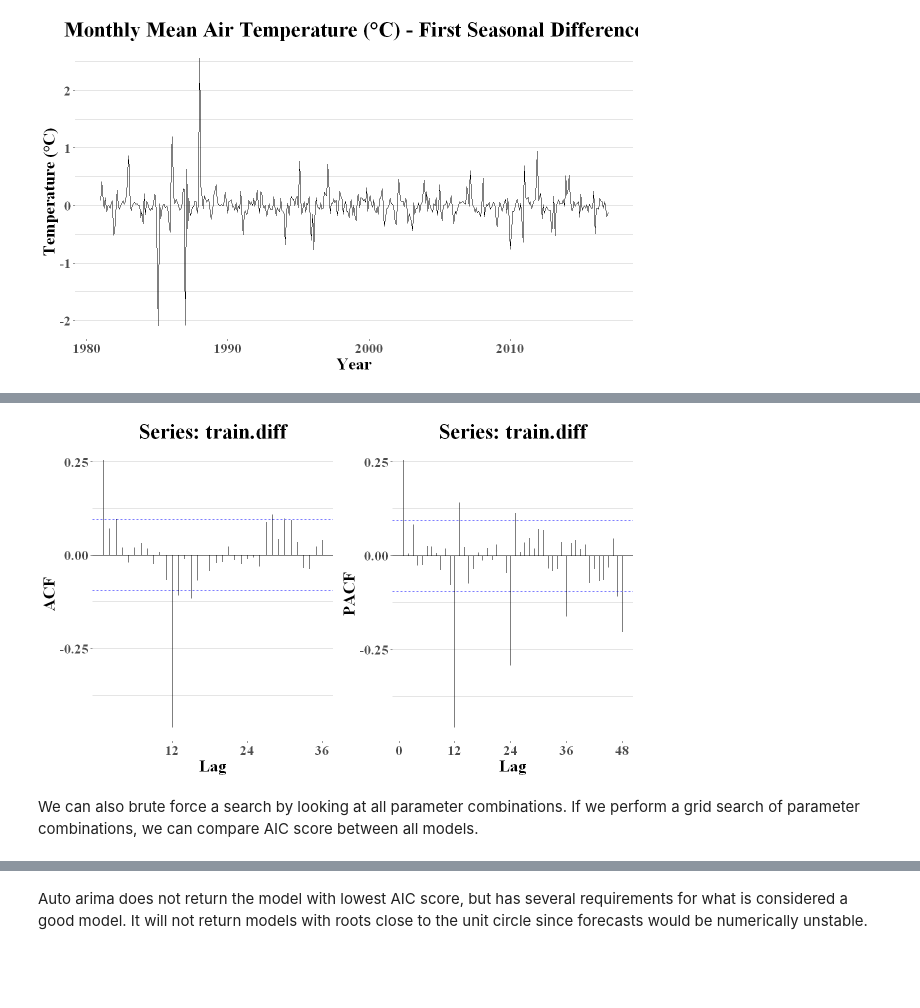
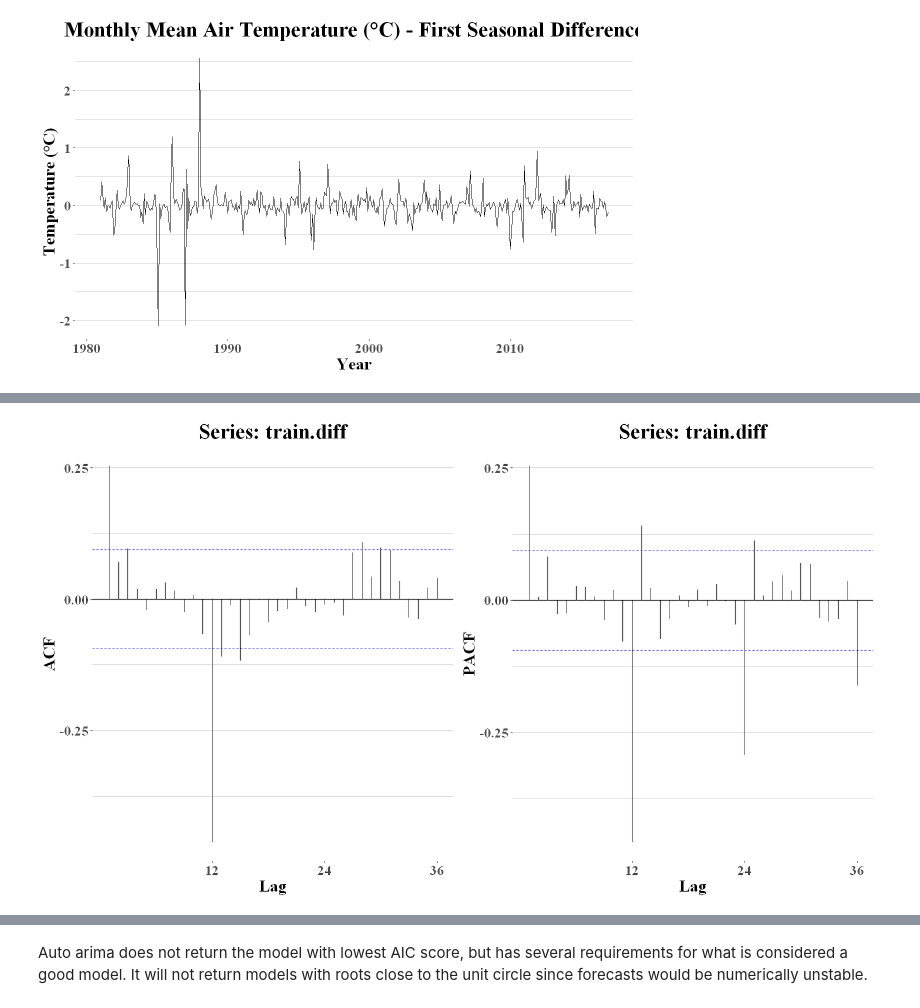
Before and after one commit to AndreasPalmgren/Sthlm-Temp-ARIMA, a Jupyter notebook: SthlmMeanTemperature.ipynb, the cells around one changed output, grey strips where cells are left out. Cells and saved outputs as stored; diff of their text form; code cells hidden in the pictures; blank space fills up the shorter version.

```diff
--- a/SthlmMeanTemperature.ipynb
+++ b/SthlmMeanTemperature.ipynb
@@ -247,12 +254,10 @@ $$
 # %%
 p1 = ggAcf(train.diff, lag.max = 36) +
     th
 
-p2 = ggPacf(train.diff, lag.max = 48) +
+p2 = ggPacf(train.diff, lag.max = 36) +
     th
 
 grid.arrange(p1, p2, ncol=2)
 # %% [output]
-[figure, old version]
+[figure, new version]
-# %% [markdown]
-We can also brute force a search by looking at all parameter combinations. If we perform a grid search of parameter combinations, we can compare AIC score between all models.
```
Also changed, not shown: parts of 24 cells of this notebook.
